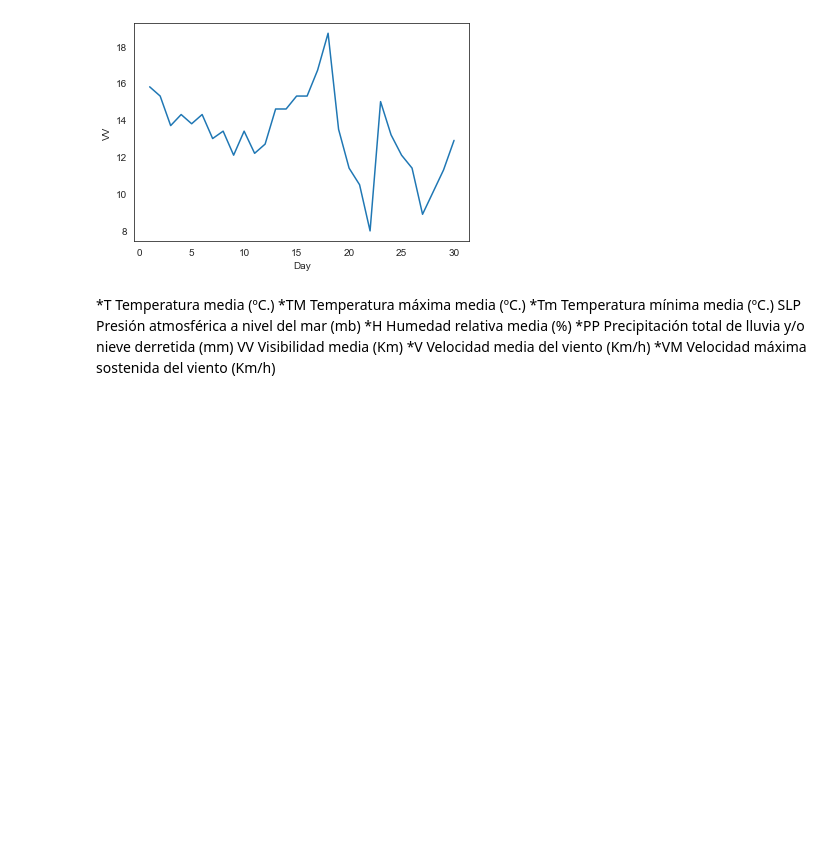
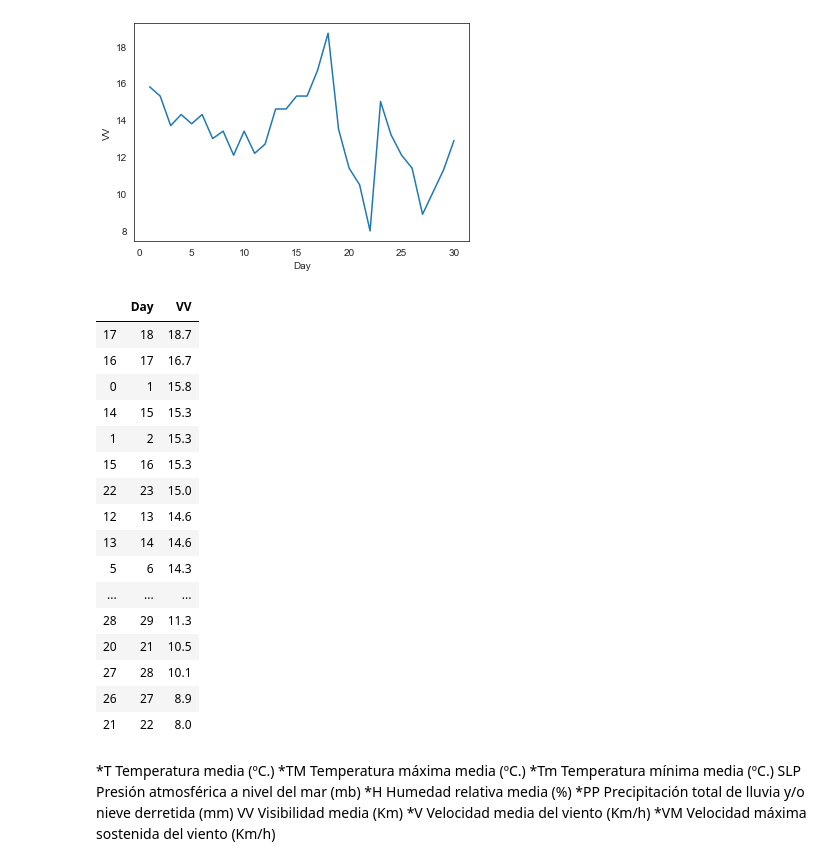
Before and after one commit to ironhack-datalabs/data-ber-10-19, a Jupyter notebook: module-3_projects/final-project/Medical_Appointments/Test_merge_weather.ipynb, the cells around one changed output. Saved outputs shown, nothing was run; the diff lists cells and outputs as text; code cells hidden in the pictures; blank space fills up the shorter version.

```diff
--- a/module-3_projects/final-project/Medical_Appointments/Test_merge_weather.ipynb
+++ b/module-3_projects/final-project/Medical_Appointments/Test_merge_weather.ipynb
@@ -145,6 +215,27 @@ rain_snow_plot = sns.lineplot(x="Day", y="PP", data=weather)
 visibility_plot = sns.lineplot(x="Day", y="VV", data=weather)
 # %% [output]
 [figure]
+# %%
+# replace largest to find lowest 5 data points
+weather.nlargest(30, ['VV'])[['Day','VV']]
+# %% [output]
+|  | Day | VV |
+| 17 | 18 | 18.7 |
+| 16 | 17 | 16.7 |
+| 0 | 1 | 15.8 |
+| 14 | 15 | 15.3 |
+| 1 | 2 | 15.3 |
+| 15 | 16 | 15.3 |
+| 22 | 23 | 15.0 |
+| 12 | 13 | 14.6 |
+| 13 | 14 | 14.6 |
+| 5 | 6 | 14.3 |
+| ... | ... | ... |
+| 28 | 29 | 11.3 |
+| 20 | 21 | 10.5 |
+| 27 | 28 | 10.1 |
+| 26 | 27 | 8.9 |
+| 21 | 22 | 8.0 |
 # %% [markdown]
 *T	Temperatura media (ºC.)
 *TM	Temperatura máxima media (ºC.)
```
Also changed, not shown: parts of 13 cells of this notebook.
